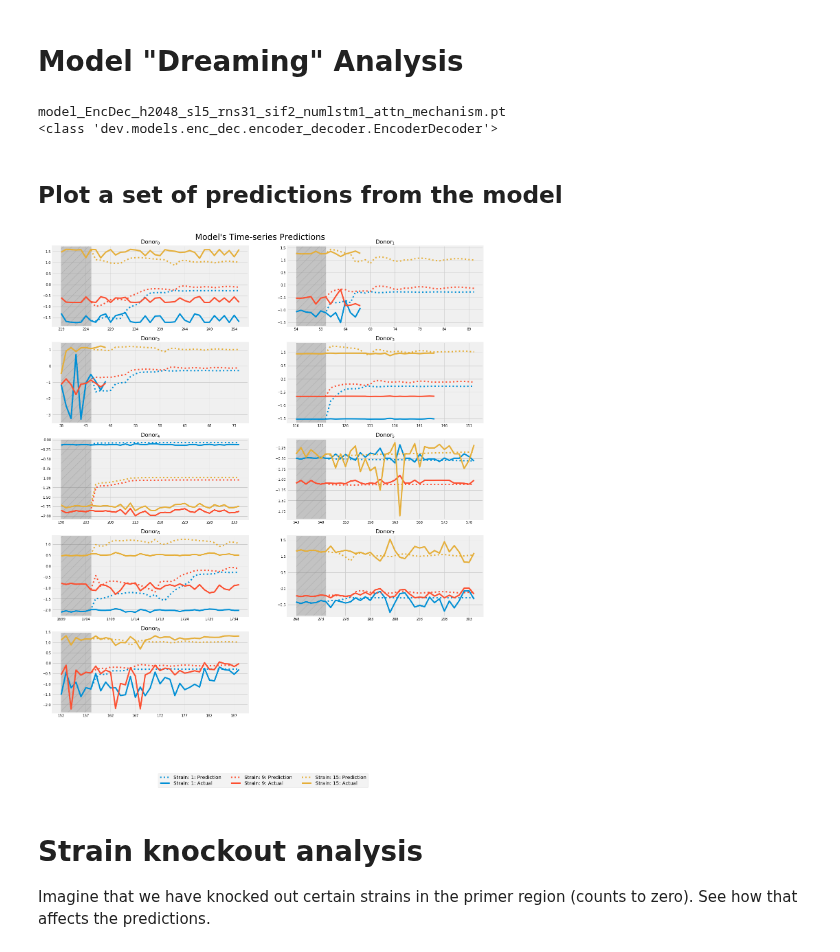
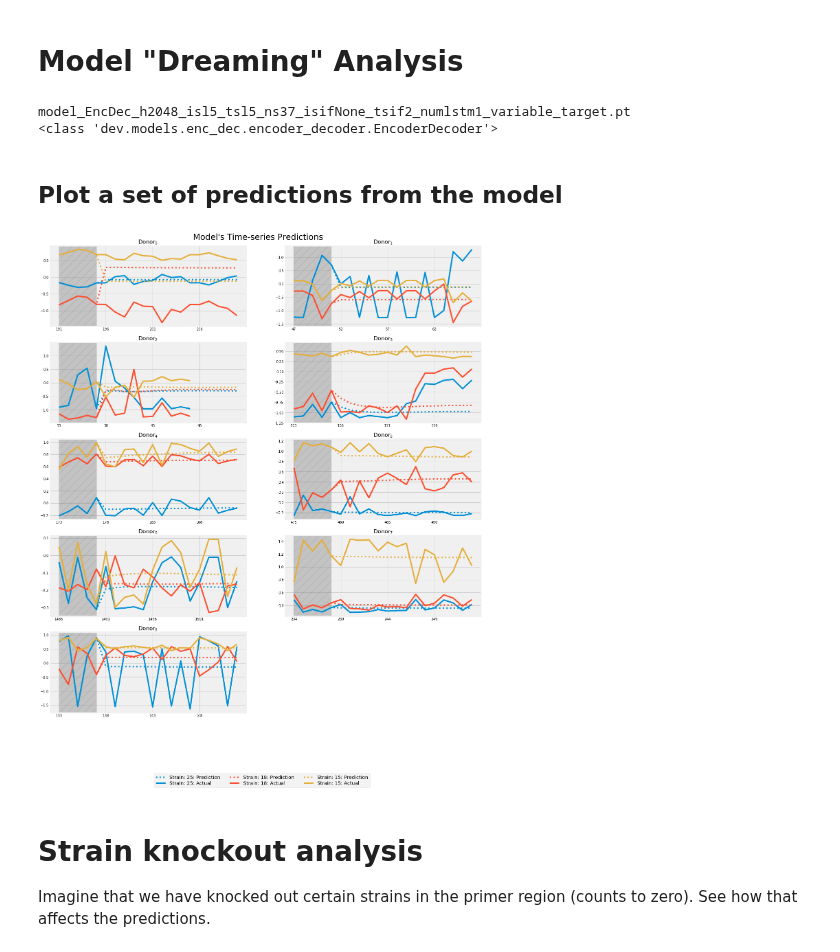
Before and after one commit to michaelwiest/microbiome-rnn, a Jupyter notebook: notebooks/Model Evaluator.ipynb, the cells around one changed output. Drawn from its saved outputs; the diff is of its cells as text; code cells hidden in the pictures.

```diff
--- a/notebooks/Model Evaluator.ipynb
+++ b/notebooks/Model Evaluator.ipynb
@@ -125,7 +125,7 @@ file_labs = ['Donor$_{}$'.format(i) for i in range(len(input_files))]
 # Put the model type in here
 model_type = 'enc_dec'
 # What is the name of the model and logs outputted?
-run_suffix = '_EncDec_h2048_sl5_rns31_sif2_numlstm1_attn_mechanism'
+run_suffix = '_EncDec_h2048_isl5_tsl5_ns37_isifNone_tsif2_numlstm1_variable_target'
 # %%
 
 
@@ -160,6 +160,6 @@ print(losses.shape)
 # %%
 loss_num_digits = 6
-best_loss_epoch = 22
+best_loss_epoch = 45
 
 fig, ax = plt.subplots(figsize=(12, 6))
 labels = ['Training data\n({})', 'Validation data\n({})', 'Test data\n({})']
@@ -204,11 +204,11 @@ Text(0.5,1.015,'Normalized Loss Contribution from Each Strain')
 torch.cuda.set_device(1)
 # Instantiate the model
 hidden_dim = 2048
-reduced_num_strains = 31
-slice_len = 31
+reduced_num_strains = 37
+slice_len = 37
 num_lstm = 1
 use_gpu = torch.cuda.is_available()
-otu_handler.min_len = 48
+otu_handler.min_len = 30
 # print(model_name)
 # Basically load the correct type of model.
 if model_type == 'enc_dec' or model_type.endswith('lstm') or model_type == 'vae':
@@ -221,7 +221,7 @@ model.load_state_dict(torch.load(os.path.join(output_dir, model_name)))
 
 model = model.cuda()
 # %% [output]
-model_EncDec_h2048_sl5_rns31_sif2_numlstm1_attn_mechanism.pt
+model_EncDec_h2048_isl5_tsl5_ns37_isifNone_tsif2_numlstm1_variable_target.pt
 <class 'dev.models.enc_dec.encoder_decoder.EncoderDecoder'>
 # %% [markdown]
 ## Plot a set of predictions from the model
@@ -233,14 +233,14 @@ subplot_height = num_rows * 5
 subplot_width = num_cols * 10
 # %%
 # How far into the dataset to start for a primer.
-start_fraction = 0.8
+start_fraction = 0.7
 starts = [start_fraction] * len(otu_handler.samples)
-primer_len = 7
-window_size = 7
-predict_length = 30
+primer_len = 5
+window_size = 5
+predict_length = 15
 # Range of strain indices to plot.
 # r = range(10, 13)
-r = [1, 9, 15]
+r = [25, 18, 15]
 # r = list(np.random.randint(size=3, low=0, high=31))
 # r = [4, 5, 6 ]
 # Can reconfigure this to actually display relevant strain names.
@@ -257,38 +257,39 @@ axl = ax.flatten()
 for i, s in enumerate(otu_handler.samples):
     start_index = int(starts[i] * s.shape[1])
     primer, comparison = get_primer_and_comparison_data(otu_handler,
                                                         i,
                                                         start_index,
                                                         primer_len,
                                                         predict_length)
-    dream = model.daydream(primer, predict_len=predict_length,
-                           bypass_encoder=False,
-                           batch=True,
-                           window_size=window_size)
+#     dream = model.daydream(primer, predict_len=predict_length,
+#                            bypass_encoder=False,
+#                            batch=True,
+#                            window_size=window_size)
+    dream = model.daydream2(primer, predict_len=predict_length)
 
     if i == 0:
         for j, ri in enumerate(r):
             axl[i].plot(dream[ri, :, 0].T, ls=':', c=default_colors[j], label='{}: Prediction'.format(labels[j]))
             axl[i].plot(comparison[ri, :].T, c=default_colors[j], label='{}: Actual'.format(labels[j]))
     else:
         for j, ri in enumerate(r):
             axl[i].plot(dream[ri, :, 0].T, ls=':', c=default_colors[j], label='_nolegend_')
             axl[i].plot(comparison[ri, :].T, c=default_colors[j], label='_nolegend_')
     axl[i].axvspan(0, (primer_len) - 1, alpha=0.4, color='gray',
                 label='_nolegend_', hatch='/')
     axl[i].set_xticks(list(range(primer_len + predict_length))[::5])
     axl[i].set_xticklabels(list(range(start_index, start_index + primer_len + predict_length))[::5])
     axl[i].set_title(file_labs[i], fontsize=16)
 
 # Cleanup
 if num_rows * num_cols != len(otu_handler.samples):
     ax[-1, -1].axis('off')
 
 fig.legend(loc='lower center', ncol=len(r), labelspacing=0.2, fontsize=14)
 plt.suptitle('Model\'s Time-series Predictions', fontsize=24, y=0.9)
 plt.show()
 # %% [output]
-[figure, old version]
+[figure, new version]
 # %% [markdown]
 # Strain knockout analysis
 Imagine that we have knocked out certain strains in the primer region (counts to zero). See how that affects the predictions.
```
Also changed, not shown: parts of 9 cells of this notebook, 1 other file.
